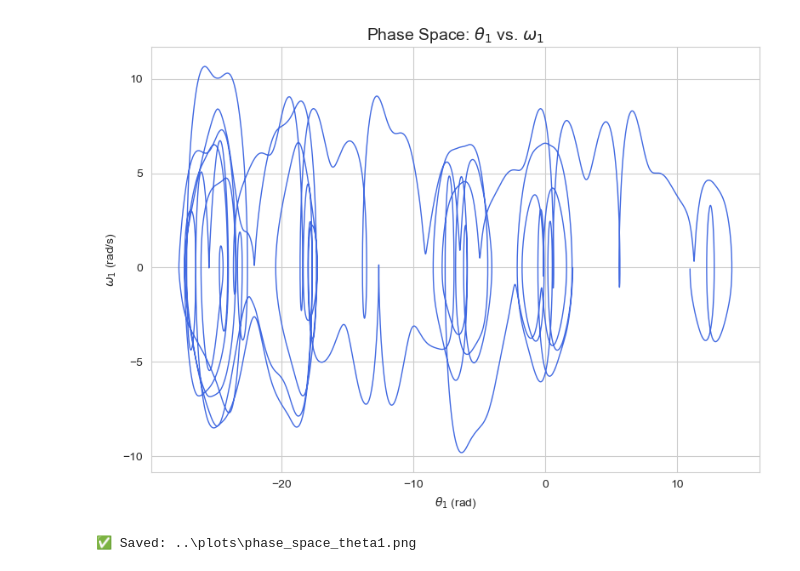
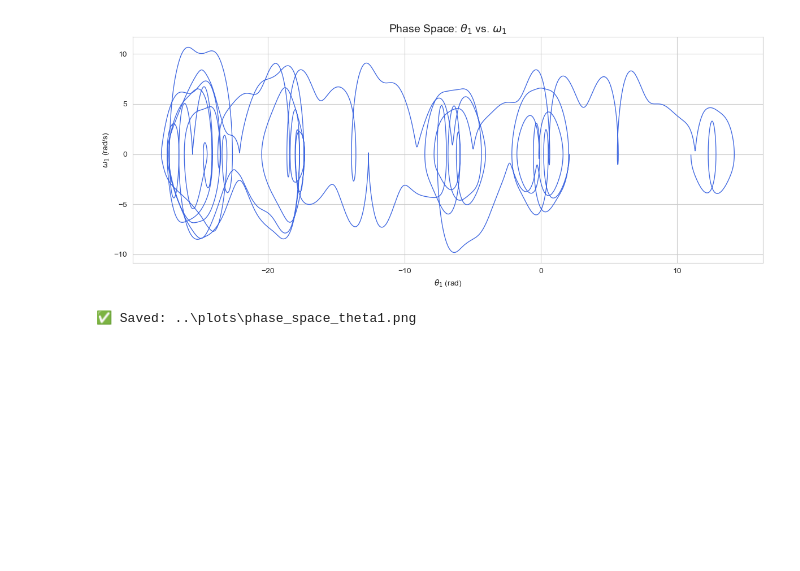
Before and after one commit to jobet1130/double_pendulum_project, a Jupyter notebook: notebooks/03_Plot_Phase_Space_and_Trajectories.ipynb, the cells around one changed output. Saved outputs shown, nothing was run; the diff lists cells and outputs as text; code cells hidden in the pictures; blank space fills up the shorter version.

```diff
--- a/notebooks/03_Plot_Phase_Space_and_Trajectories.ipynb
+++ b/notebooks/03_Plot_Phase_Space_and_Trajectories.ipynb
@@ -26,20 +26,20 @@ df.head()
 | 3 | 0.03 | 2.089886 | -0.172411 | -0.300715 | 0.140950 | 0.868271 | 0.496090 | 0.696713 | -0.489084 | 0.127392 | 29.498728 | ... |
 | 4 | 0.04 | 2.086377 | -0.170773 | -0.401144 | 0.186767 | 0.870007 | 0.493040 | 0.700063 | -0.492414 | 0.225836 | 29.436146 | ... |
 # %%
-plt.figure(figsize=(8, 6))
+plt.figure(figsize=(12, 5))
 plt.plot(df["theta1"], df["omega1"], lw=1.0, color="royalblue")
 plt.title(r"Phase Space: $\theta_1$ vs. $\omega_1$", fontsize=14)
 plt.xlabel(r"$\theta_1$ (rad)")
 plt.ylabel(r"$\omega_1$ (rad/s)")
 plt.grid(True)
 plt.tight_layout()
 
 phase_theta1 = PLOT_DIR / "phase_space_theta1.png"
 plt.savefig(phase_theta1, dpi=300)
 plt.show()
 
 print(f"✅ Saved: {phase_theta1}")
 # %% [output]
-[figure, old version]
+[figure, new version]
 ✅ Saved: ..\plots\phase_space_theta1.png
 # %%
```
Also changed, not shown: parts of 2 cells of this notebook, 3 other files.
